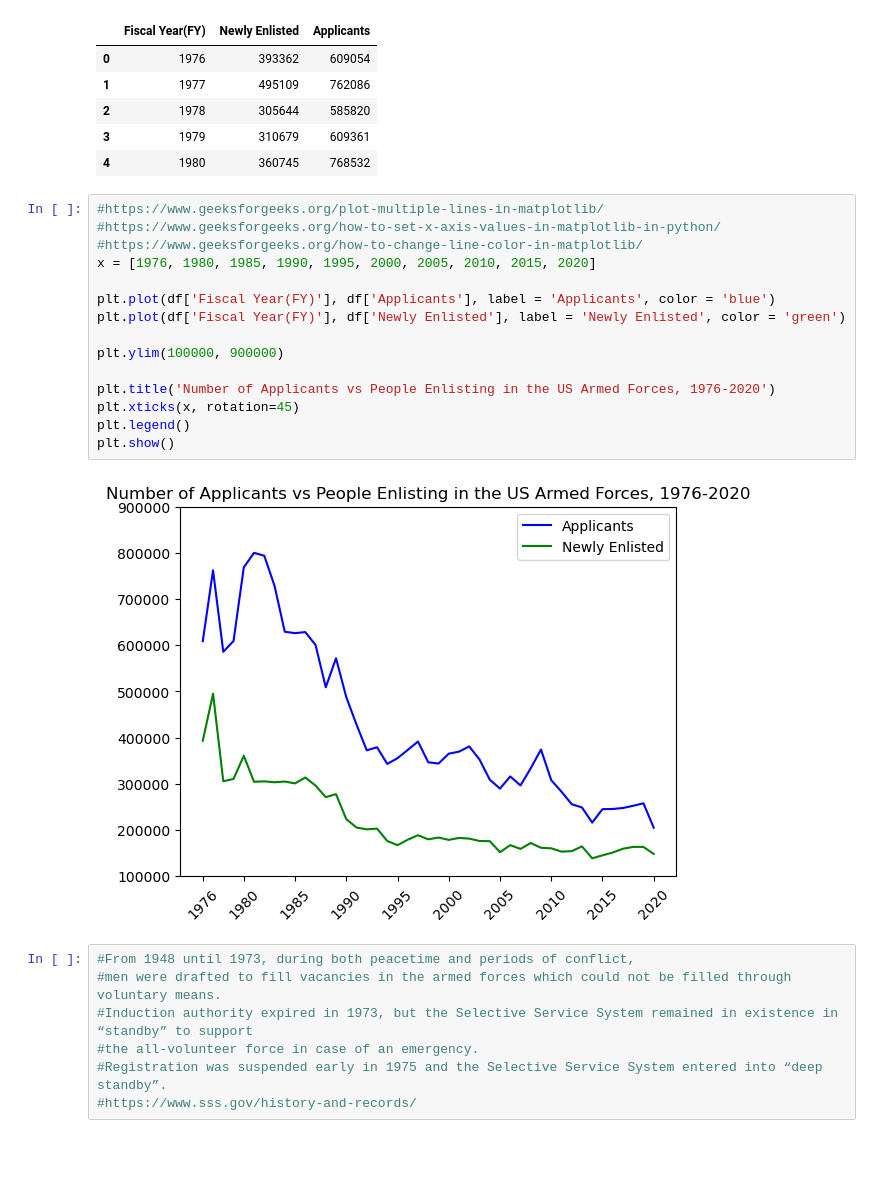
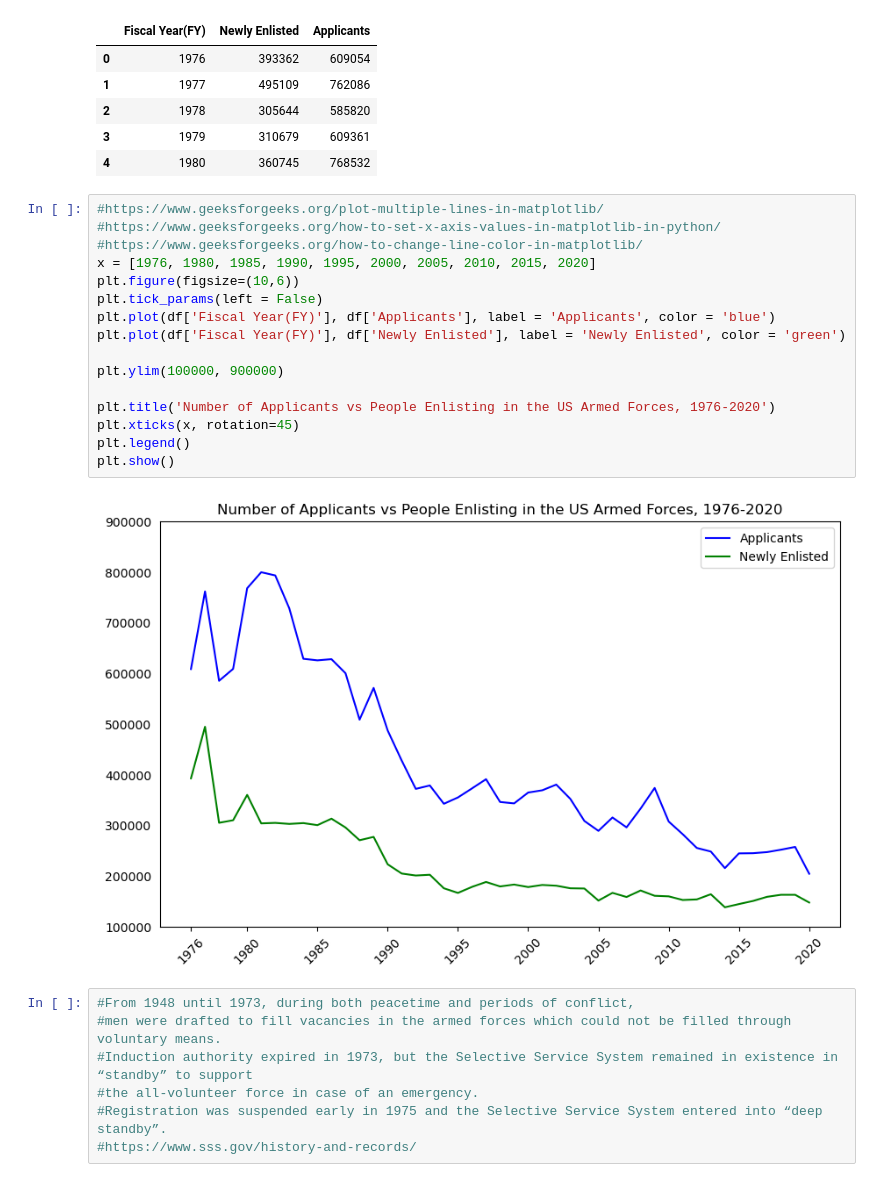
Before and after one commit to lightc4/lightch_capstone1, a Jupyter notebook: notebook/USmiltrend 1976_2020.ipynb, the cells around one changed output. Drawn from its saved outputs; the diff is of its cells as text; blank space fills up the shorter version.

```diff
--- a/notebook/USmiltrend 1976_2020.ipynb
+++ b/notebook/USmiltrend 1976_2020.ipynb
@@ -21,20 +21,21 @@ df.head()
 # %%
 #https://www.geeksforgeeks.org/plot-multiple-lines-in-matplotlib/
 #https://www.geeksforgeeks.org/how-to-set-x-axis-values-in-matplotlib-in-python/
 #https://www.geeksforgeeks.org/how-to-change-line-color-in-matplotlib/
 x = [1976, 1980, 1985, 1990, 1995, 2000, 2005, 2010, 2015, 2020]
-
+plt.figure(figsize=(10,6))
+plt.tick_params(left = False)
 plt.plot(df['Fiscal Year(FY)'], df['Applicants'], label = 'Applicants', color = 'blue')
 plt.plot(df['Fiscal Year(FY)'], df['Newly Enlisted'], label = 'Newly Enlisted', color = 'green')
 
 plt.ylim(100000, 900000)
 
 plt.title('Number of Applicants vs People Enlisting in the US Armed Forces, 1976-2020')
 plt.xticks(x, rotation=45)
 plt.legend()
 plt.show()
 # %% [output]
-[figure, old version]
+[figure, new version]
 # %%
 #From 1948 until 1973, during both peacetime and periods of conflict,
 #men were drafted to fill vacancies in the armed forces which could not be filled through voluntary means.
```
Also changed, not shown: 1 other file.
